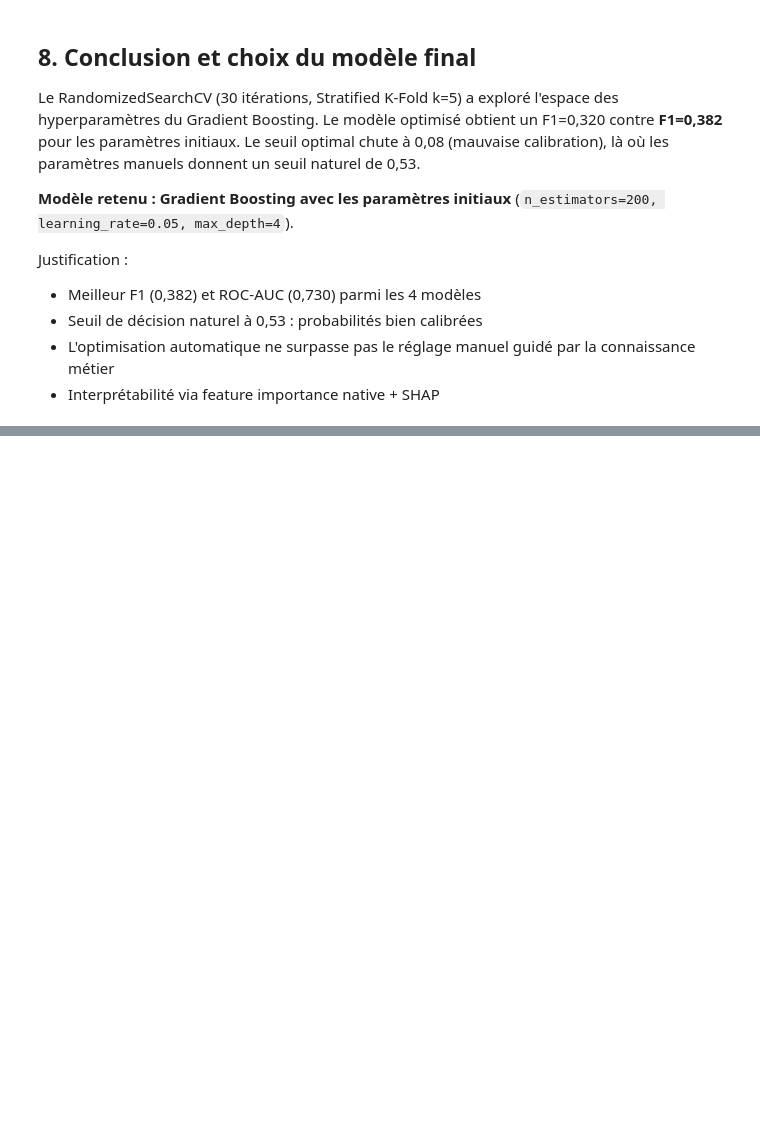
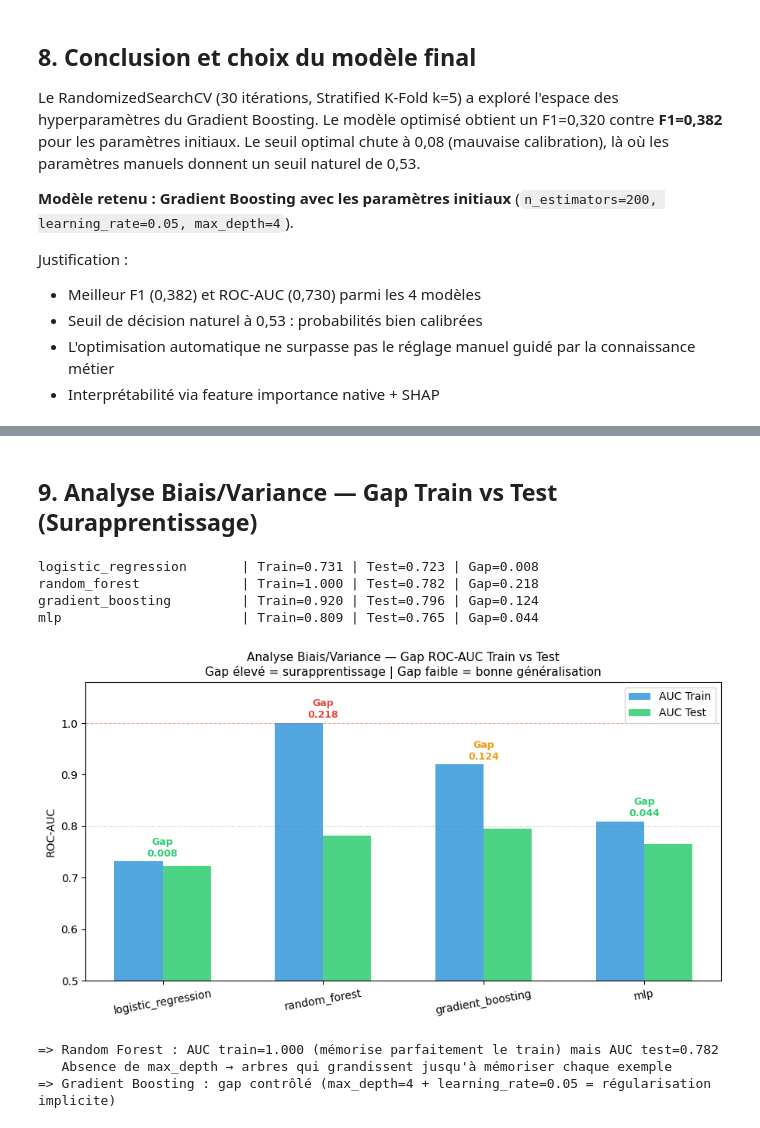
Before and after one commit to haciyil38/Projet-Data-Science, a Jupyter notebook: notebooks/02_modeling.ipynb, the cells around one changed output, grey strips where cells are left out. Drawn from its saved outputs; the diff is of its cells as text; code cells hidden in the pictures; blank space fills up the shorter version.

Commit message:
chore: update modeling notebook execution results and project presentation slides

```diff
--- a/notebooks/02_modeling.ipynb
+++ b/notebooks/02_modeling.ipynb
@@ -236,3 +238,64 @@ Justification du choix :
 
   6. Gestion déséquilibre : compute_sample_weight("balanced") intégré
      au pipeline, sans nécessiter de rééchantillonnage externe.
+# %% [markdown]
+## 9. Analyse Biais/Variance — Gap Train vs Test (Surapprentissage)
+# %%
+from sklearn.metrics import roc_auc_score
+import matplotlib.pyplot as plt
+import matplotlib.patches as mpatches
+import numpy as np
+
+# Calcul AUC train et test pour chaque modèle
+results = []
+for name, model in trained_models.items():
+    auc_train = roc_auc_score(y_train, model.predict_proba(X_train)[:, 1])
+    auc_test  = roc_auc_score(y_test,  model.predict_proba(X_test)[:, 1])
+    gap = auc_train - auc_test
+    results.append({'Modèle': name, 'AUC Train': auc_train, 'AUC Test': auc_test, 'Gap': gap})
+    print(f'{name:25s} | Train={auc_train:.3f} | Test={auc_test:.3f} | Gap={gap:.3f}')
+
+import pandas as pd
+df_gap = pd.DataFrame(results).set_index('Modèle')
+
+# Graphique
+fig, ax = plt.subplots(figsize=(9, 5))
+x = np.arange(len(df_gap))
+w = 0.3
+
+bars_train = ax.bar(x - w/2, df_gap['AUC Train'], w, label='AUC Train', color='#3498db', alpha=0.85)
+bars_test  = ax.bar(x + w/2, df_gap['AUC Test'],  w, label='AUC Test',  color='#2ecc71', alpha=0.85)
+
+# Annotation du gap
+for i, (_, row) in enumerate(df_gap.iterrows()):
+    gap = row['Gap']
+    color = '#e74c3c' if gap > 0.15 else '#f39c12' if gap > 0.05 else '#2ecc71'
+    ax.annotate(f'Gap\n{gap:.3f}',
+                xy=(i, max(row['AUC Train'], row['AUC Test']) + 0.01),
+                ha='center', fontsize=9, color=color, fontweight='bold')
+
+ax.set_xticks(x)
+ax.set_xticklabels(df_gap.index, rotation=10)
+ax.set_ylim(0.5, 1.08)
+ax.set_ylabel('ROC-AUC')
+ax.set_title('Analyse Biais/Variance — Gap ROC-AUC Train vs Test\n'
+             'Gap élevé = surapprentissage | Gap faible = bonne généralisation', fontsize=11)
+ax.legend()
+ax.axhline(1.0, color='#e74c3c', linestyle='--', linewidth=0.8, alpha=0.5, label='AUC=1.0 (mémorisation parfaite)')
+ax.axhline(0.8, color='gray', linestyle=':', linewidth=0.8, alpha=0.5)
+
+plt.tight_layout()
+plt.show()
+
+print('\n=> Random Forest : AUC train=1.000 (mémorise parfaitement le train) mais AUC test=0.782')
+print('   Absence de max_depth → arbres qui grandissent jusqu\'à mémoriser chaque exemple')
+print('=> Gradient Boosting : gap contrôlé (max_depth=4 + learning_rate=0.05 = régularisation implicite)')
+# %% [output]
+logistic_regression       | Train=0.731 | Test=0.723 | Gap=0.008
+random_forest             | Train=1.000 | Test=0.782 | Gap=0.218
+gradient_boosting         | Train=0.920 | Test=0.796 | Gap=0.124
+mlp                       | Train=0.809 | Test=0.765 | Gap=0.044
+[figure, added]
+=> Random Forest : AUC train=1.000 (mémorise parfaitement le train) mais AUC test=0.782
+   Absence de max_depth → arbres qui grandissent jusqu'à mémoriser chaque exemple
+=> Gradient Boosting : gap contrôlé (max_depth=4 + learning_rate=0.05 = régularisation implicite)
```
Also changed, not shown: parts of 4 cells of this notebook, 1 other file.
